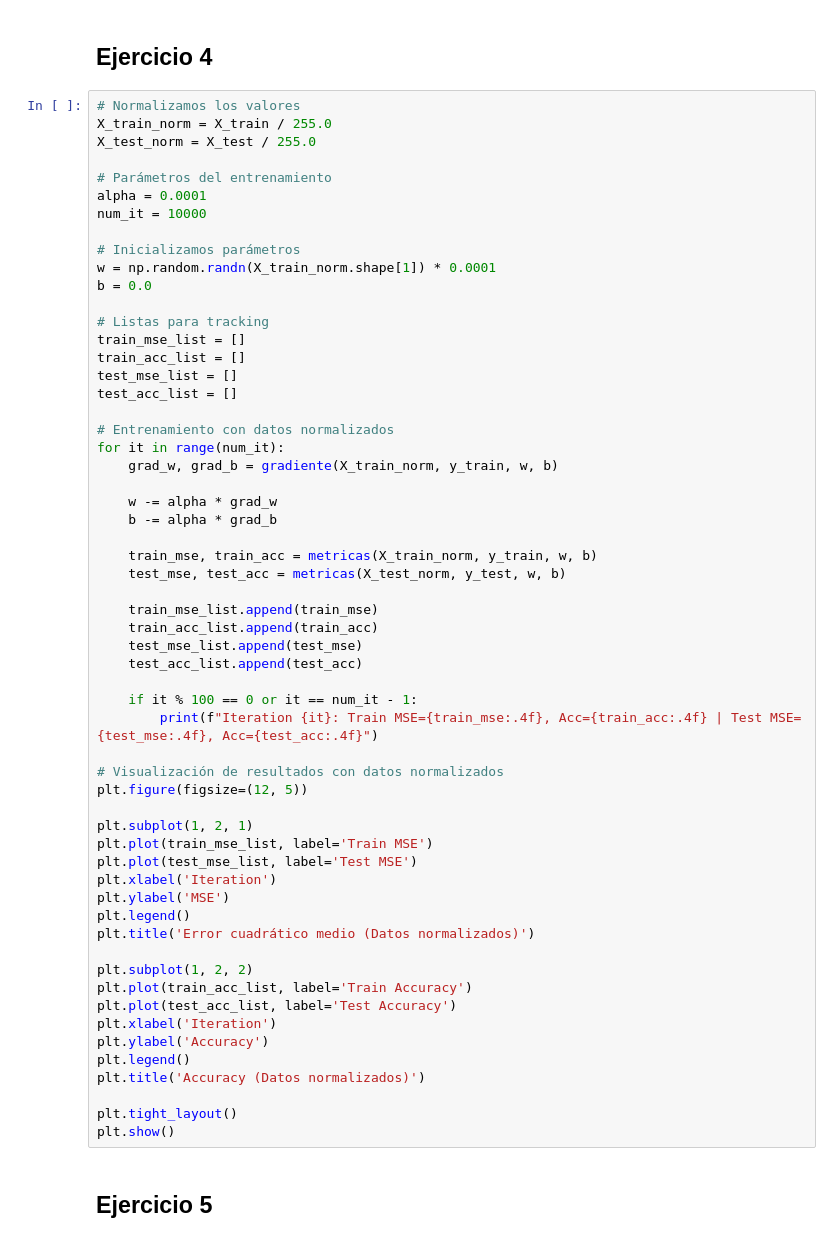
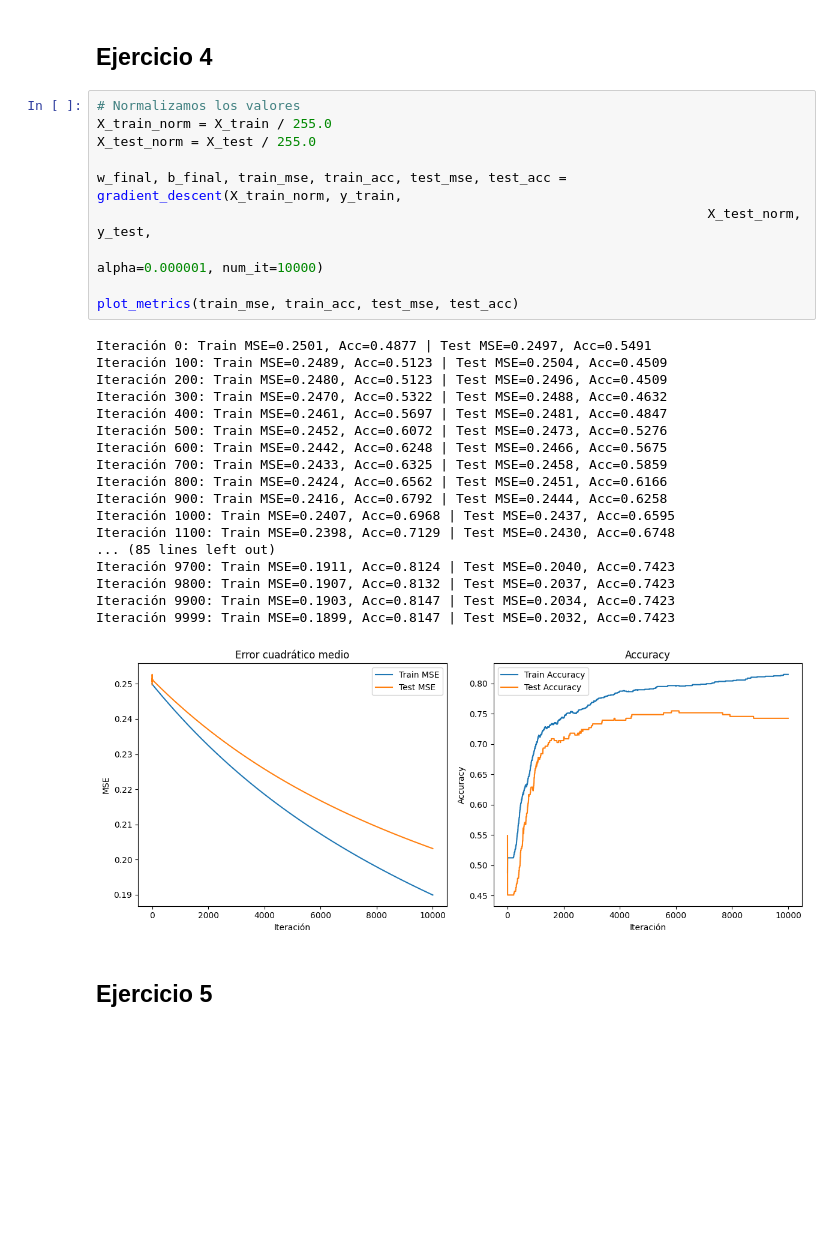
Before and after one commit to ngalindez/MET-TP2, a Jupyter notebook: parte1.ipynb, the cells around one changed output. Saved outputs shown, nothing was run; the diff lists cells and outputs as text; blank space fills up the shorter version.

Commit message:
Anda normalizado, no anda sin normalizar

```diff
--- a/parte1.ipynb
+++ b/parte1.ipynb
@@ -108,61 +94,32 @@ plot_metrics(train_mse, train_acc, test_mse, test_acc)
 # %%
 # Normalizamos los valores
 X_train_norm = X_train / 255.0
 X_test_norm = X_test / 255.0
 
-# Parámetros del entrenamiento
-alpha = 0.0001
-num_it = 10000
+w_final, b_final, train_mse, train_acc, test_mse, test_acc = gradient_descent(X_train_norm, y_train,
+                                                                              X_test_norm, y_test,
+                                                                              alpha=0.000001, num_it=10000)
 
-# Inicializamos parámetros
-w = np.random.randn(X_train_norm.shape[1]) * 0.0001
-b = 0.0
-
-# Listas para tracking
-train_mse_list = []
-train_acc_list = []
-test_mse_list = []
-test_acc_list = []
-
-# Entrenamiento con datos normalizados
-for it in range(num_it):
-    grad_w, grad_b = gradiente(X_train_norm, y_train, w, b)
-
-    w -= alpha * grad_w
-    b -= alpha * grad_b
-
-    train_mse, train_acc = metricas(X_train_norm, y_train, w, b)
-    test_mse, test_acc = metricas(X_test_norm, y_test, w, b)
-
-    train_mse_list.append(train_mse)
-    train_acc_list.append(train_acc)
-    test_mse_list.append(test_mse)
-    test_acc_list.append(test_acc)
-
-    if it % 100 == 0 or it == num_it - 1:
-        print(f"Iteration {it}: Train MSE={train_mse:.4f}, Acc={train_acc:.4f} | Test MSE={test_mse:.4f}, Acc={test_acc:.4f}")
-
-# Visualización de resultados con datos normalizados
-plt.figure(figsize=(12, 5))
-
-plt.subplot(1, 2, 1)
-plt.plot(train_mse_list, label='Train MSE')
-plt.plot(test_mse_list, label='Test MSE')
-plt.xlabel('Iteration')
-plt.ylabel('MSE')
-plt.legend()
-plt.title('Error cuadrático medio (Datos normalizados)')
-
-plt.subplot(1, 2, 2)
-plt.plot(train_acc_list, label='Train Accuracy')
-plt.plot(test_acc_list, label='Test Accuracy')
-plt.xlabel('Iteration')
-plt.ylabel('Accuracy')
-plt.legend()
-plt.title('Accuracy (Datos normalizados)')
-
-plt.tight_layout()
-plt.show()
+plot_metrics(train_mse, train_acc, test_mse, test_acc)
+# %% [output]
+Iteración 0: Train MSE=0.2501, Acc=0.4877 | Test MSE=0.2497, Acc=0.5491
+Iteración 100: Train MSE=0.2489, Acc=0.5123 | Test MSE=0.2504, Acc=0.4509
+Iteración 200: Train MSE=0.2480, Acc=0.5123 | Test MSE=0.2496, Acc=0.4509
+Iteración 300: Train MSE=0.2470, Acc=0.5322 | Test MSE=0.2488, Acc=0.4632
+Iteración 400: Train MSE=0.2461, Acc=0.5697 | Test MSE=0.2481, Acc=0.4847
+Iteración 500: Train MSE=0.2452, Acc=0.6072 | Test MSE=0.2473, Acc=0.5276
+Iteración 600: Train MSE=0.2442, Acc=0.6248 | Test MSE=0.2466, Acc=0.5675
+Iteración 700: Train MSE=0.2433, Acc=0.6325 | Test MSE=0.2458, Acc=0.5859
+Iteración 800: Train MSE=0.2424, Acc=0.6562 | Test MSE=0.2451, Acc=0.6166
+Iteración 900: Train MSE=0.2416, Acc=0.6792 | Test MSE=0.2444, Acc=0.6258
+Iteración 1000: Train MSE=0.2407, Acc=0.6968 | Test MSE=0.2437, Acc=0.6595
+Iteración 1100: Train MSE=0.2398, Acc=0.7129 | Test MSE=0.2430, Acc=0.6748
+... (85 lines left out)
+Iteración 9700: Train MSE=0.1911, Acc=0.8124 | Test MSE=0.2040, Acc=0.7423
+Iteración 9800: Train MSE=0.1907, Acc=0.8132 | Test MSE=0.2037, Acc=0.7423
+Iteración 9900: Train MSE=0.1903, Acc=0.8147 | Test MSE=0.2034, Acc=0.7423
+Iteración 9999: Train MSE=0.1899, Acc=0.8147 | Test MSE=0.2032, Acc=0.7423
+[figure, added]
 # %% [markdown]
 ## Ejercicio 5
 # %%
```
Also changed, not shown: parts of 3 cells of this notebook, 1 other file.
